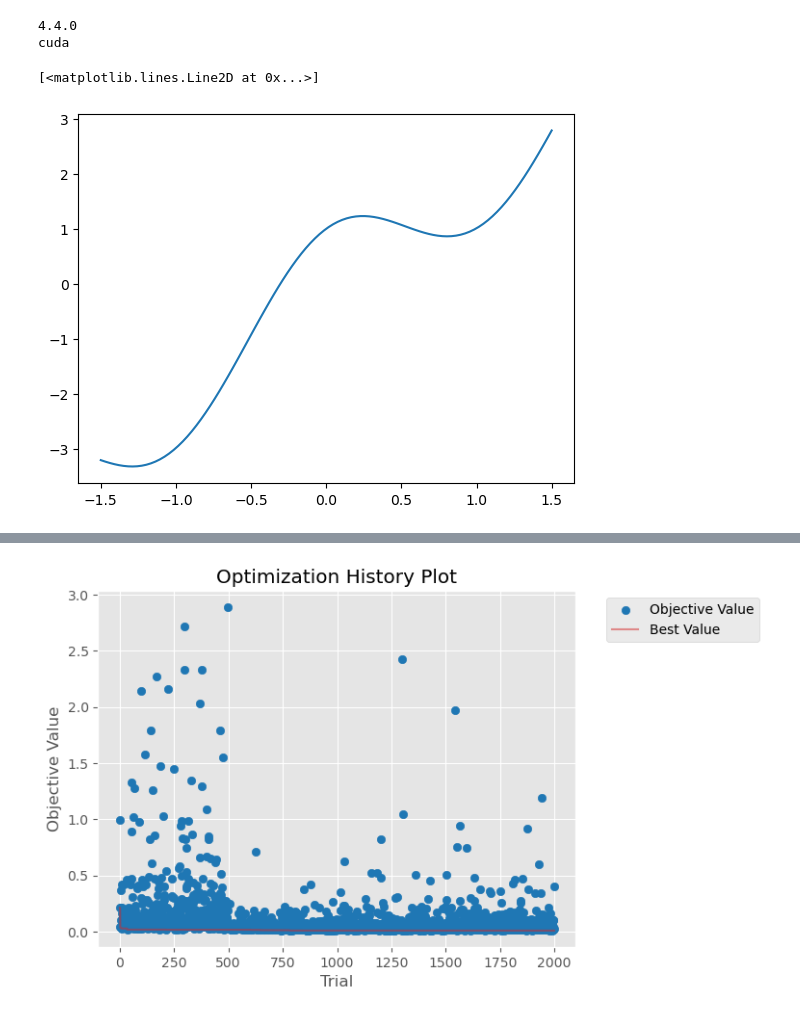
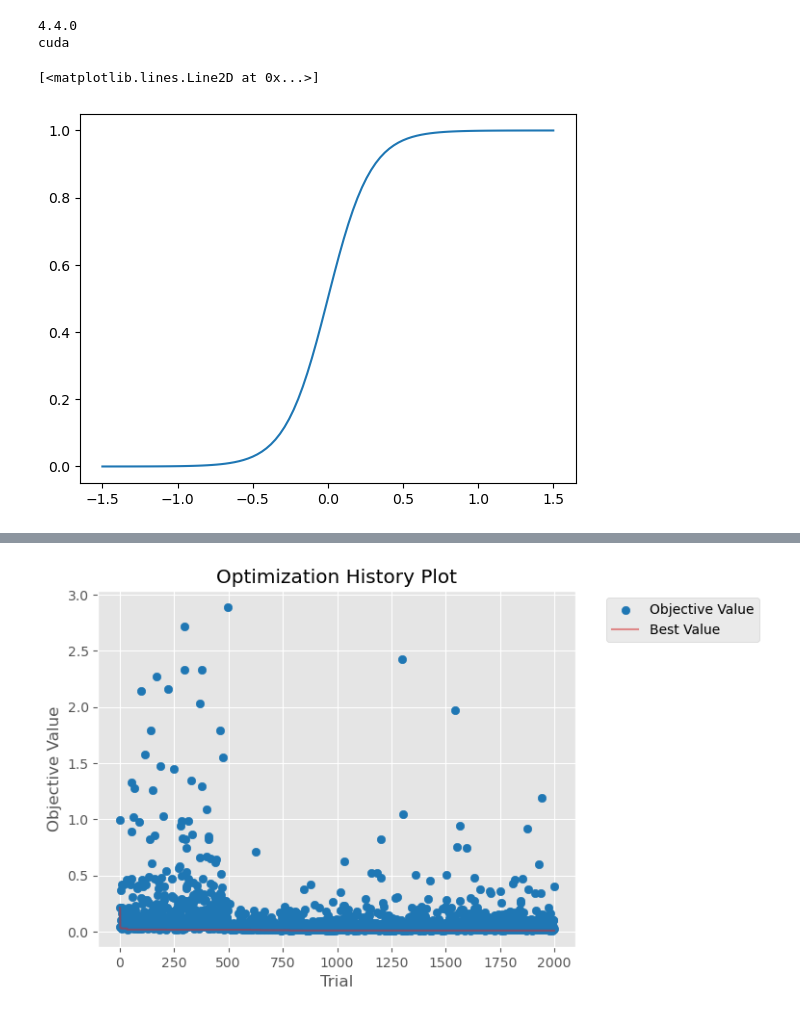
Before and after one commit to jwass1997/kmc_project, a Jupyter notebook: scripts/python_scripts/optuna.ipynb, the cells around one changed output, grey strips where cells are left out. Cells and saved outputs as stored; diff of their text form; code cells hidden in the pictures.

```diff
--- a/scripts/python_scripts/optuna.ipynb
+++ b/scripts/python_scripts/optuna.ipynb
@@ -65,35 +65,35 @@ out_features = 1
 hidden_dim = 90
 num_layers = 10
 
 model = NeuralNet(in_features=in_features, out_features=out_features, hidden_dim=hidden_dim, num_layers=num_layers)
 state_dict = torch.load(f="../../SM_1e6_vonMises_beta_0.pth", map_location=torch.device("cpu"))
 model.load_state_dict(state_dict=state_dict)
 model.eval()
 
 #print(model)
 
 def target_function(t: torch.Tensor):
     N = t.shape[0]
-    return torch.cos(3*t) + 2*t
+    return torch.sigmoid(7*t)
 
 def mse_loss(x: torch.Tensor, y: torch.Tensor):
 
     N = x.shape[0]
     x = x.float()
     y = y.float()
     x_norm = (x - x.mean()) / (x.std(unbiased=False) + 1e-8)
     y_norm = (y - y.mean()) / (y.std(unbiased=False) + 1e-8)
 
     mse = torch.mean((y_norm - x_norm)**2).item()
 
     return mse
 x = torch.linspace(-1.5, 1.5, 100)
 plt.plot(x, target_function(x))
 # %% [output]
 4.4.0
 cuda
 [<matplotlib.lines.Line2D at 0x...>]
-[figure, old version]
+[figure, new version]
 # %%
 n = 100
 min_voltage = -1.5
```
Also changed, not shown: parts of 2 cells of this notebook, 46 other files.
